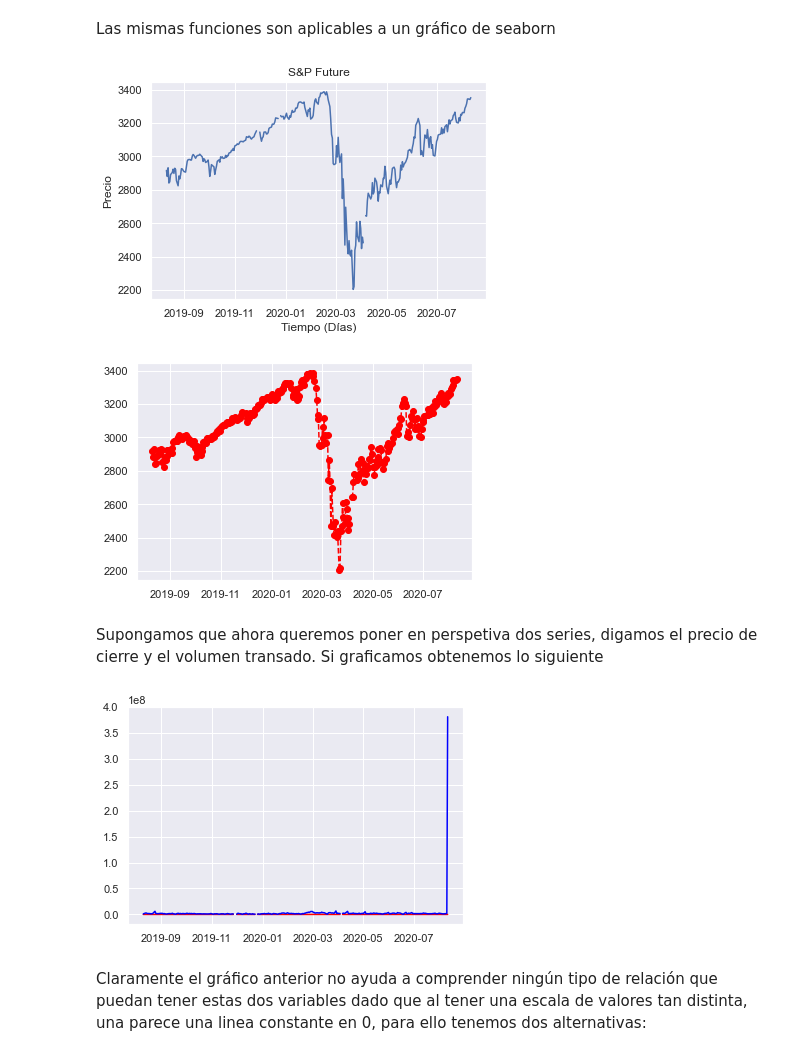
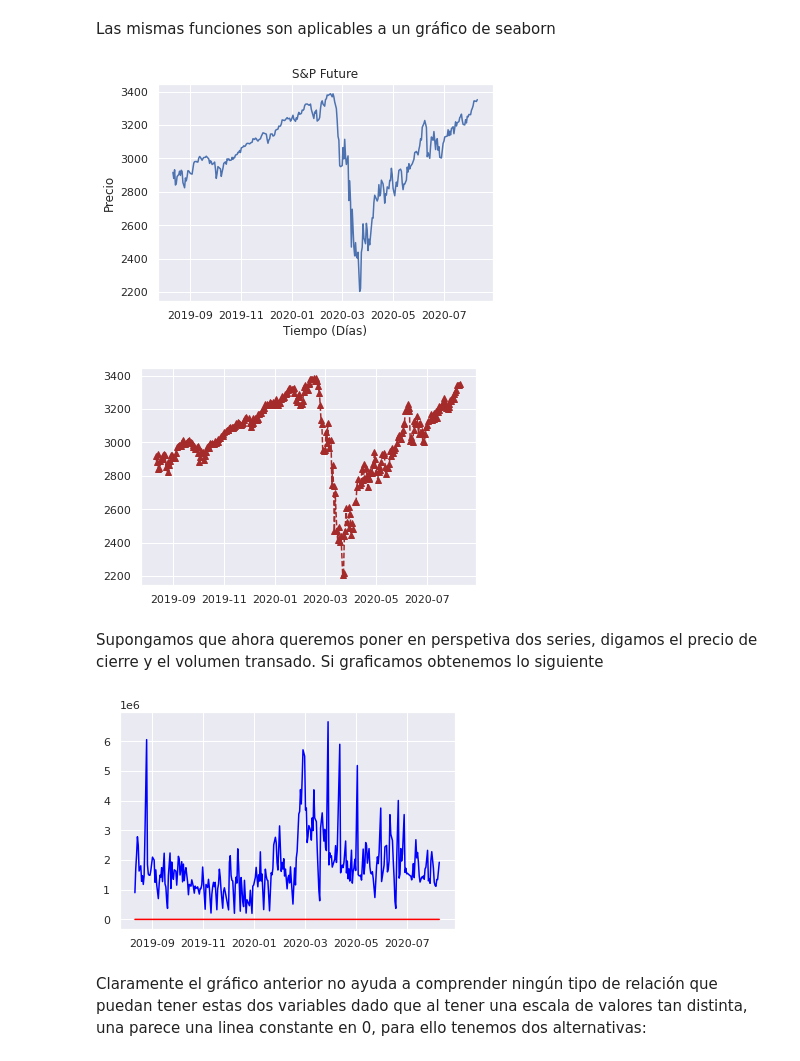
Before and after one commit to Vngel0/Python_UC, a Jupyter notebook: Clase_3_Graficos.ipynb, the cells around one changed output. Drawn from its saved outputs; the diff is of its cells as text; code cells hidden in the pictures.

```diff
--- a/Clase_3_Graficos.ipynb
+++ b/Clase_3_Graficos.ipynb
@@ -33,7 +33,7 @@ Lo anterior crea una figura vacia a la cual debemos llenar con la información q
 # %%
 import pandas as pd
 import numpy as np
-Stocks = pd.read_csv('SPfuture.csv',index_col = 'Date', parse_dates = True)
+Stocks = pd.read_csv('https://storage.googleapis.com/diplomado-data-science-uc-python/python/03-Visualizacion/data/SPfuture.csv',index_col = 'Date', parse_dates = True)
 
 display(Stocks.tail())
 # %% [output]
@@ -84,23 +94,25 @@ ax.set_ylabel('Precio')
 ax.set_title('S&P Future')
 plt.show()
 # %% [output]
-[figure, old version]
+[figure, new version]
 # %%
 # Algunos parámetro del método plot
 fig, ax = plt.subplots()
-ax.plot(Stocks.index,Stocks['Close'], marker = 'o', linestyle = '--', color = 'red')
+ax.plot(Stocks.index,Stocks['Close'], marker = '^', linestyle = '--', color = 'brown')
 plt.show()
 # %% [output]
-[figure, old version]
+[figure, new version]
 # %% [markdown]
 Supongamos que ahora queremos poner en perspetiva dos series, digamos el precio de cierre y el volumen transado. Si graficamos obtenemos lo siguiente
+# %%
+filtered_tocks = Stocks[Stocks['Volume']< 100000000]
 # %%
 fig, ax = plt.subplots()
-ax.plot(Stocks.index,Stocks['Close'], color = 'red')
-ax.plot(Stocks.index,Stocks['Volume'], color = 'blue')
+ax.plot(filtered_tocks.index,filtered_tocks['Close'], color = 'red')
+ax.plot(filtered_tocks.index,filtered_tocks['Volume'], color = 'blue')
 plt.show()
 # %% [output]
-[figure, old version]
+[figure, new version]
 # %% [markdown]
 Claramente el gráfico anterior no ayuda a comprender ningún tipo de relación que puedan tener estas dos variables dado que al tener una escala de valores tan distinta, una parece una linea constante en 0, para ello tenemos dos alternativas:
 # %%
```
Also changed, not shown: parts of 34 cells of this notebook.
